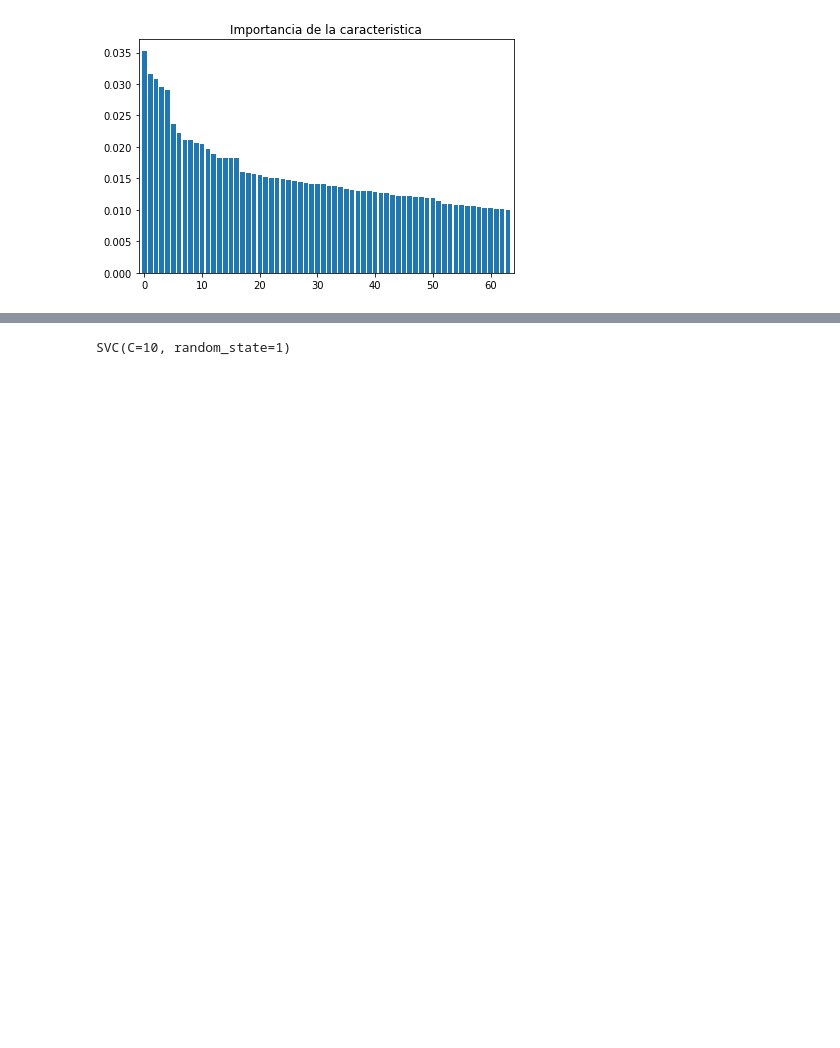
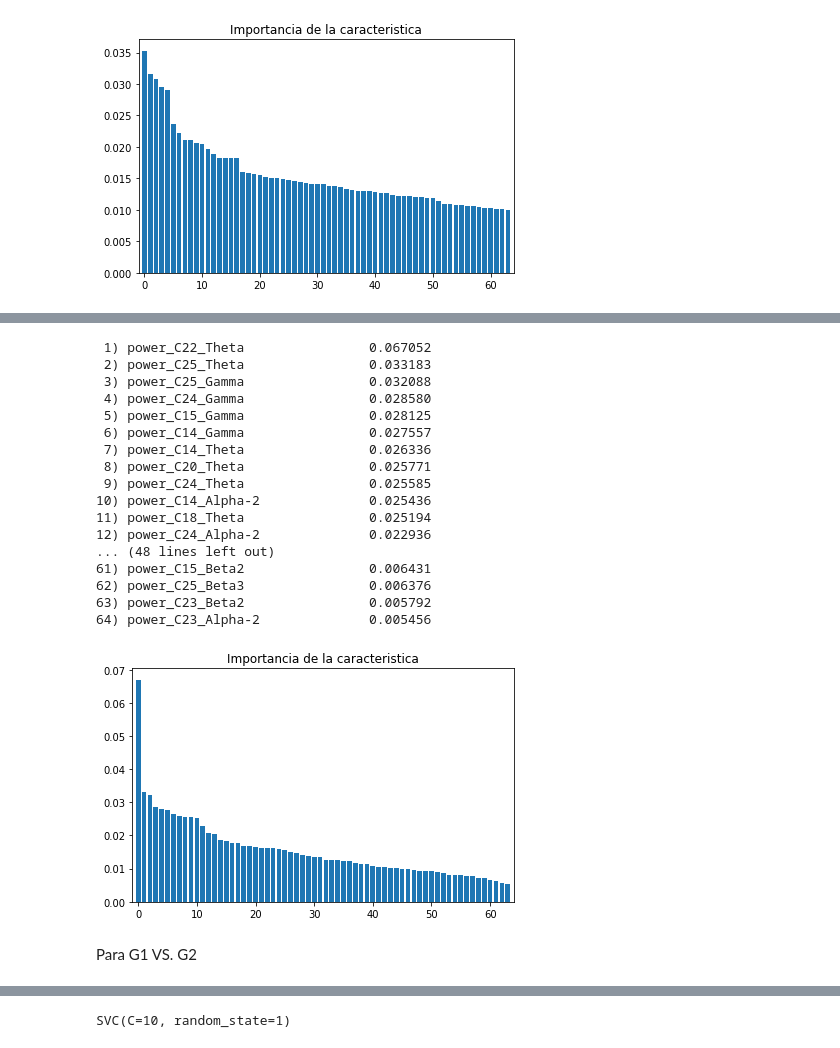
Before and after one commit to yjmantilla/Data_analysis_ML_Harmonization_Proyect, a Jupyter notebook: Manipulacion- Rois-Componentes de todas las DB/EDA.ipynb, the cells around one changed output, grey strips where cells are left out. Cells and saved outputs as stored; diff of their text form; code cells hidden in the pictures; blank space fills up the shorter version.

```diff
--- a/Manipulacion- Rois-Componentes de todas las DB/EDA.ipynb
+++ b/Manipulacion- Rois-Componentes de todas las DB/EDA.ipynb
@@ -330,0 +399,58 @@ plt.show()
+# %%
+nombres_columnas = power_data_com_ctr_dta.columns[:-1]
+# %%
+X_train_com_ctr_dta, X_test_com_ctr_dta, y_train_com_ctr_dta, y_test_com_ctr_dta = train_test_split(
+    power_data_com_ctr_dta.values[:,:-1],
+    power_data_com_ctr_dta.values[:,-1],
+    test_size=0.2,
+    random_state=1,
+    stratify=power_data_com_ctr_dta.values[:,-1])
+# %%
+forestclf.fit(X_train_com_ctr_dta, y_train_com_ctr_dta)
+features_scores = forestclf.feature_importances_
+features_scores
+index = np.argsort(features_scores)[::-1]
+
+
+for f in range(X_train_com_ctr_dta.shape[1]):
+
+    print("%2d) %-*s %f" % (f + 1, 30,
+                        nombres_columnas[index[f]],
+                        features_scores[index[f]]))
+
+plt.title('Importancia de la caracteristica')
+
+plt.bar(range(X_train_com_ctr_dta.shape[1]),
+    features_scores[index],
+    align='center')
+
+#plt.xticks(range(X_train_com_ctr_dta.shape[1]),
+#    nombres_columnas,
+#    rotation=90)
+
+plt.xlim([-1, X_train_com_ctr_dta.shape[1]])
+
+plt.tight_layout()
+
+plt.show()
+# %% [output]
+ 1) power_C22_Theta                0.067052
+ 2) power_C25_Theta                0.033183
+ 3) power_C25_Gamma                0.032088
+ 4) power_C24_Gamma                0.028580
+ 5) power_C15_Gamma                0.028125
+ 6) power_C14_Gamma                0.027557
+ 7) power_C14_Theta                0.026336
+ 8) power_C20_Theta                0.025771
+ 9) power_C24_Theta                0.025585
+10) power_C14_Alpha-2              0.025436
+11) power_C18_Theta                0.025194
+12) power_C24_Alpha-2              0.022936
+... (48 lines left out)
+61) power_C15_Beta2                0.006431
+62) power_C25_Beta3                0.006376
+63) power_C23_Beta2                0.005792
+64) power_C23_Alpha-2              0.005456
+[figure, added]
+# %% [markdown]
+Para G1 VS. G2
```
Also changed, not shown: parts of 12 cells of this notebook.
